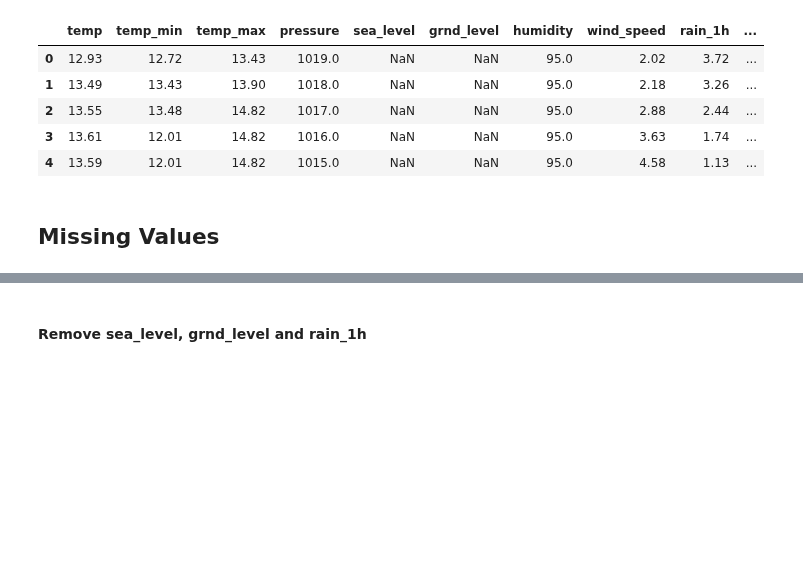
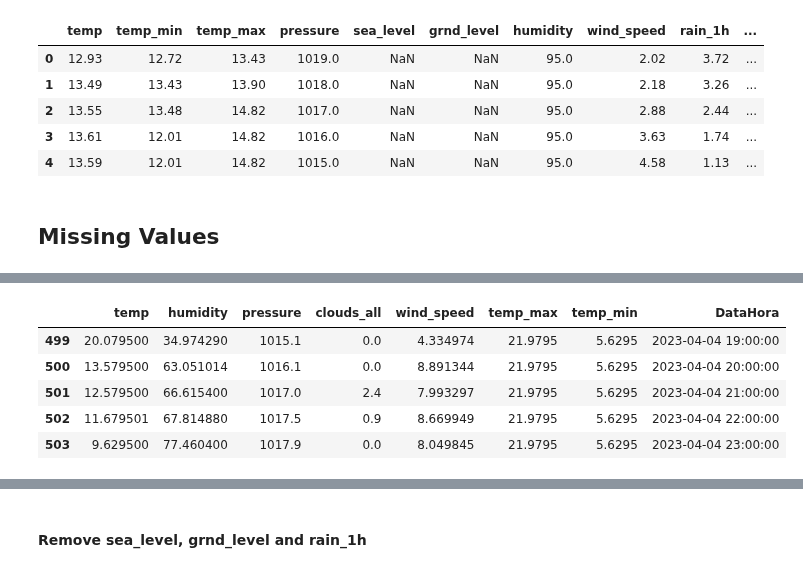
Before and after one commit to goncalobraga27/DAA, a Jupyter notebook: src/parte2/data_preparation/data_preparation2_test.ipynb, the cells around one changed output, grey strips where cells are left out. Saved outputs shown, nothing was run; the diff lists cells and outputs as text; code cells hidden in the pictures; blank space fills up the shorter version.

```diff
--- a/src/parte2/data_preparation/data_preparation2_test.ipynb
+++ b/src/parte2/data_preparation/data_preparation2_test.ipynb
@@ -126,0 +158,9 @@ dtype: int64
+# %%
+dfWeatherData.tail()
+# %% [output]
+|  | temp | humidity | pressure | clouds_all | wind_speed | temp_max | temp_min | DataHora |
+| 499 | 20.079500 | 34.974290 | 1015.1 | 0.0 | 4.334974 | 21.9795 | 5.6295 | 2023-04-04 19:00:00 |
+| 500 | 13.579500 | 63.051014 | 1016.1 | 0.0 | 8.891344 | 21.9795 | 5.6295 | 2023-04-04 20:00:00 |
+| 501 | 12.579500 | 66.615400 | 1017.0 | 2.4 | 7.993297 | 21.9795 | 5.6295 | 2023-04-04 21:00:00 |
+| 502 | 11.679501 | 67.814880 | 1017.5 | 0.9 | 8.669949 | 21.9795 | 5.6295 | 2023-04-04 22:00:00 |
+| 503 | 9.629500 | 77.460400 | 1017.9 | 0.0 | 8.049845 | 21.9795 | 5.6295 | 2023-04-04 23:00:00 |
```
Also changed, not shown: parts of 12 cells of this notebook, 10 other files.
